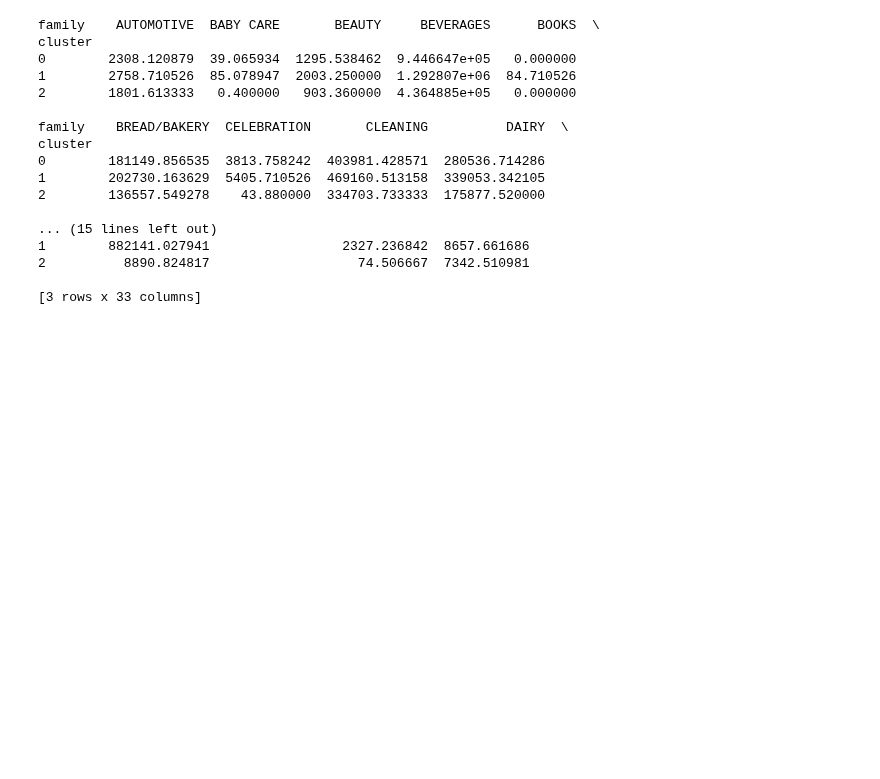
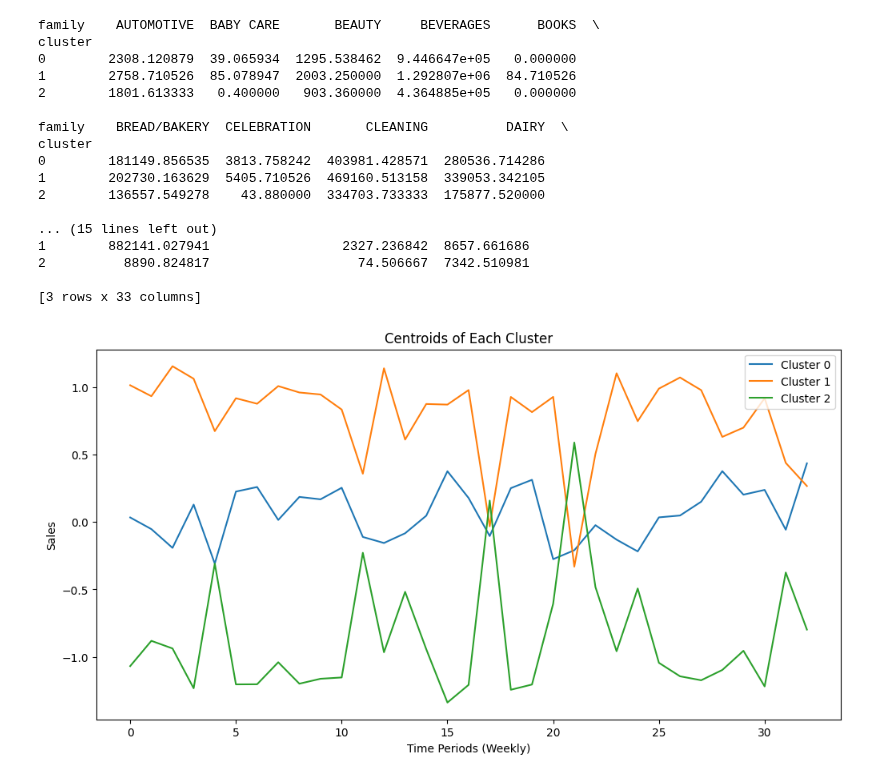
Before and after one commit to Darknight47/Data-Science-Project-01, a Jupyter notebook: ecuador_prediction.ipynb, the cells around one changed output. Drawn from its saved outputs; the diff is of its cells as text; code cells hidden in the pictures; blank space fills up the shorter version.

Commit message:
kmeans visualization

```diff
--- a/ecuador_prediction.ipynb
+++ b/ecuador_prediction.ipynb
@@ -297,3 +297,17 @@ cluster
 2          8890.824817                   74.506667  7342.510981
 
 [3 rows x 33 columns]
+# %%
+# Plotting the centroids of each cluster
+centroids = kmeans.cluster_centers_
+
+plt.figure(figsize=(12, 6))
+for i in range(optimal_k):
+    plt.plot(centroids[i], label=f'Cluster {i}')
+plt.title('Centroids of Each Cluster')
+plt.xlabel('Time Periods (Weekly)')
+plt.ylabel('Sales')
+plt.legend()
+plt.show()
+# %% [output]
+[figure, added]
```
